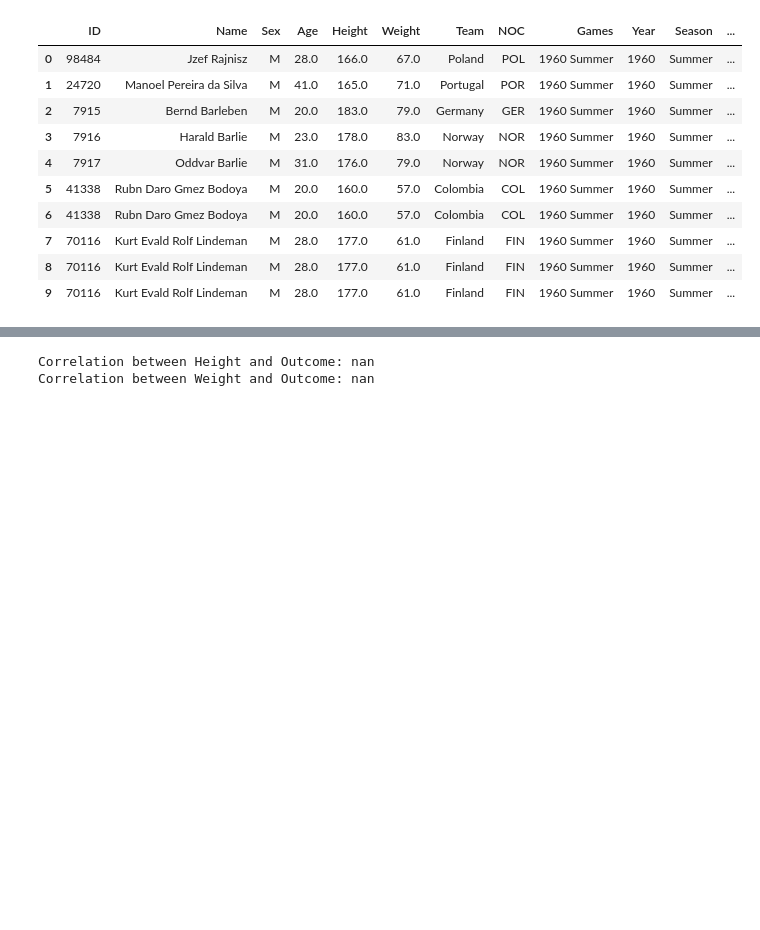
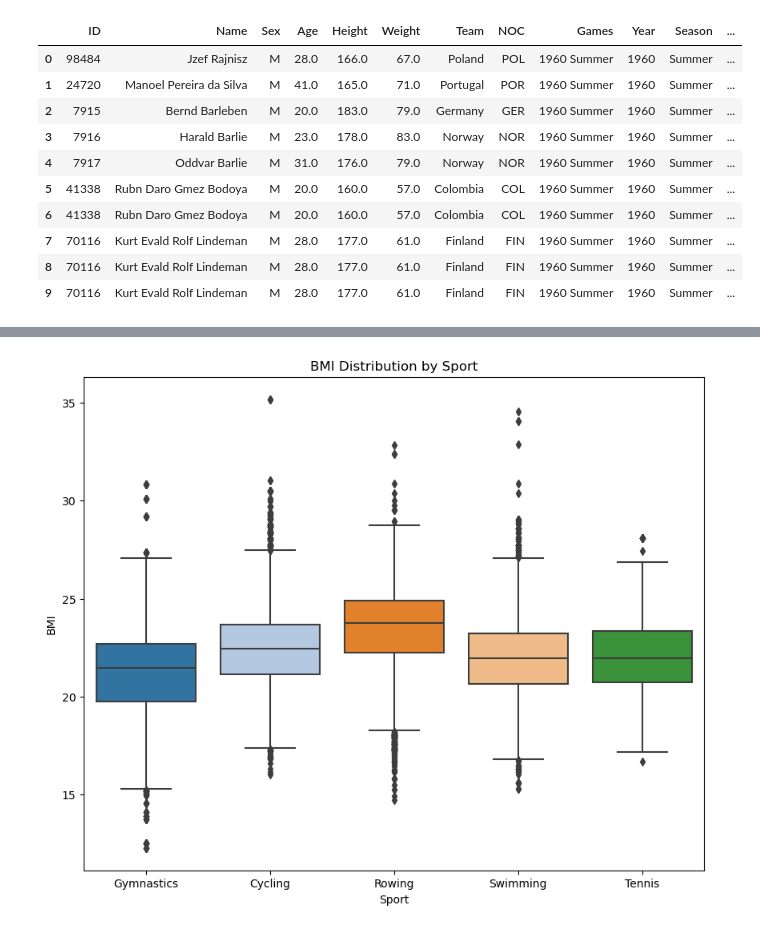
Before and after one commit to arroyo-jorge16/project_1_group_3, a Jupyter notebook: jorge_work/Project_1.ipynb, the cells around one changed output, grey strips where cells are left out. Drawn from its saved outputs; the diff is of its cells as text; code cells hidden in the pictures; blank space fills up the shorter version.

```diff
--- a/jorge_work/Project_1.ipynb
+++ b/jorge_work/Project_1.ipynb
@@ -91,9 +67,7 @@ merged_df.head(20)
 # %%
-# name series
+# Renaming column
 
-new_df.name = 'BMI'
+bmi_df2.rename(columns={0: 'BMI'}, inplace=True)
 
-merged_df = pd.merge(new_df,height_weight_df, on ='A', how = 'inner')
-
-print(merged_df)
+bmi_df2.head(10)
 # %% [output]
@@ -101,2 +85,23 @@ NameError: name 'new_df' is not defined
+# %%
+# make a new merged dataframe
+
+
+selected_columns = ['BMI', 'Sport']
+
+selected_sports = ['Swimming', 'Gymnastics', 'Cycling', 'Tennis', 'Rowing']
+
+selected_df = pd.DataFrame({'Sport': selected_sports})
+
+height_weight_df = bmi_df2[selected_columns]
+
+
+merged_df = pd.merge(height_weight_df, selected_df, on='Sport', how='inner')
 # %%
-plt.figure(figsize=(10,6))
+plt.figure(figsize=(10, 8))
+sns.boxplot(x='Sport', y='BMI', data=merged_df, palette='tab20')
+plt.xlabel('Sport')
+plt.ylabel('BMI')
+plt.title('BMI Distribution by Sport')
+plt.show()
+# %% [output]
+[figure, added]
@@ -108,10 +107,0 @@ df['Sport'] = df['Sport'].astype(float)
-# %%
-# Selecting the columns representing height and weight
-height_sport_corr = df['Height'].corr(df['Sport'])
-weight_sport_corr = df ['Weight'].corr(df['Sport'])
-
-print(f"Correlation between Height and Outcome: {height_sport_corr}")
-print(f"Correlation between Weight and Outcome: {weight_sport_corr}")
-# %% [output]
-Correlation between Height and Outcome: nan
-Correlation between Weight and Outcome: nan
```
Also changed, not shown: parts of 12 cells of this notebook.
